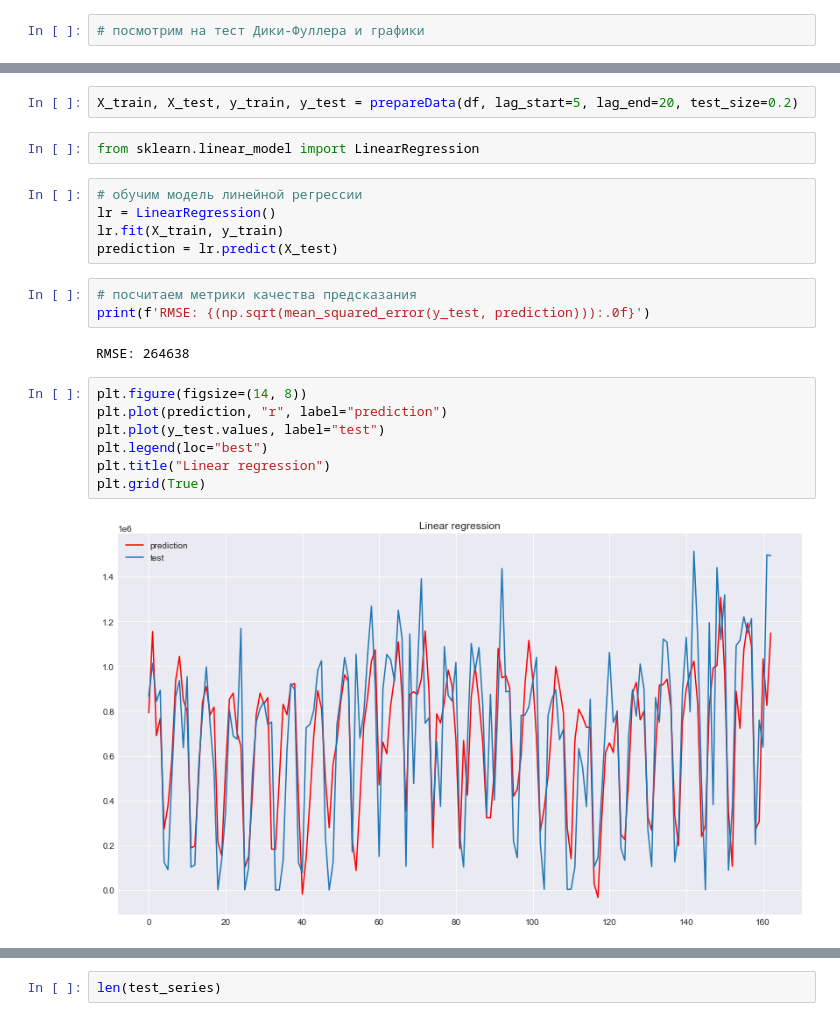
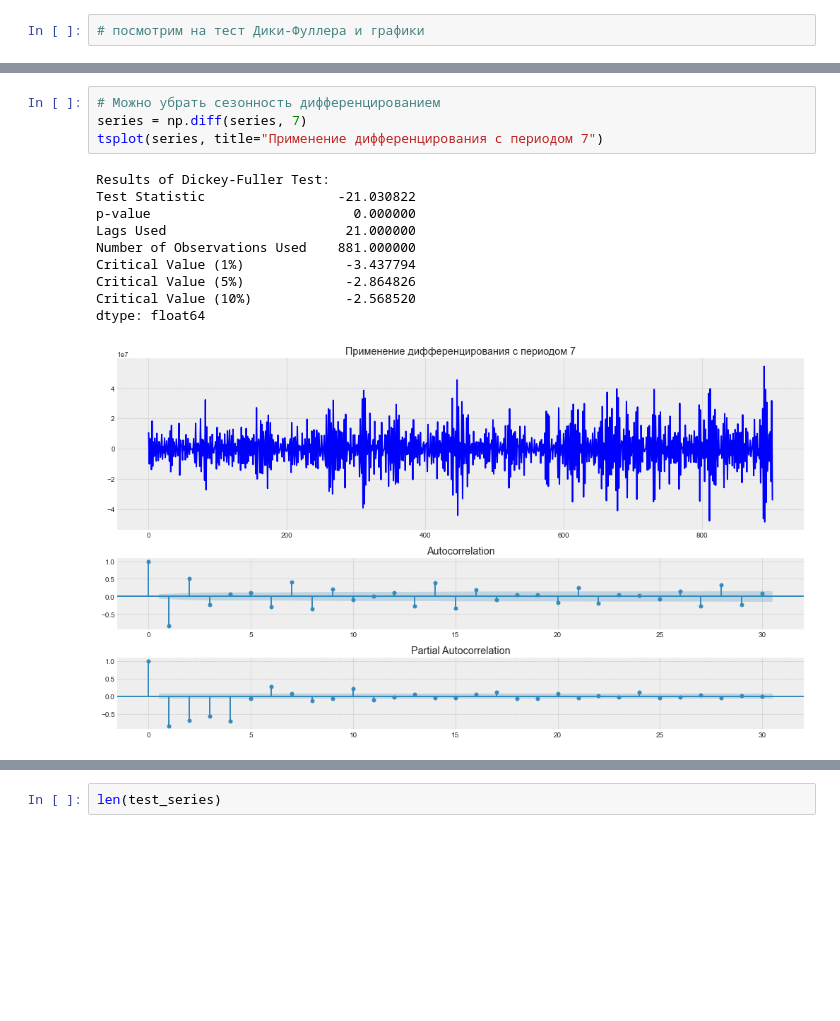
Before and after one commit to borovkovamv/DS-16, a Jupyter notebook: DS-16.ipynb, the cells around one changed output, grey strips where cells are left out. Saved outputs shown, nothing was run; the diff lists cells and outputs as text; blank space fills up the shorter version.

```diff
--- a/DS-16.ipynb
+++ b/DS-16.ipynb
@@ -137,23 +110,15 @@ def prepareData(data, lag_start=5, lag_end=20, test_size=0.15):
-# %%
-X_train, X_test, y_train, y_test = prepareData(df, lag_start=5, lag_end=20, test_size=0.2)
-# %%
-from sklearn.linear_model import LinearRegression
-# %%
-# обучим модель линейной регрессии
-lr = LinearRegression()
-lr.fit(X_train, y_train)
-prediction = lr.predict(X_test)
-# %%
-# посчитаем метрики качества предсказания
-print(f'RMSE: {(np.sqrt(mean_squared_error(y_test, prediction))):.0f}')
-# %% [output]
-RMSE: 264638
-# %%
-plt.figure(figsize=(14, 8))
-plt.plot(prediction, "r", label="prediction")
-plt.plot(y_test.values, label="test")
-plt.legend(loc="best")
-plt.title("Linear regression")
-plt.grid(True)
-# %% [output]
-[figure, removed]
+# %%
+# Можно убрать сезонность дифференцированием
+series = np.diff(series, 7)
+tsplot(series, title="Применение дифференцирования с периодом 7")
+# %% [output]
+Results of Dickey-Fuller Test:
+Test Statistic                 -21.030822
+p-value                          0.000000
+Lags Used                       21.000000
+Number of Observations Used    881.000000
+Critical Value (1%)             -3.437794
+Critical Value (5%)             -2.864826
+Critical Value (10%)            -2.568520
+dtype: float64
+[figure, added]
```
Also changed, not shown: parts of 28 cells of this notebook.
